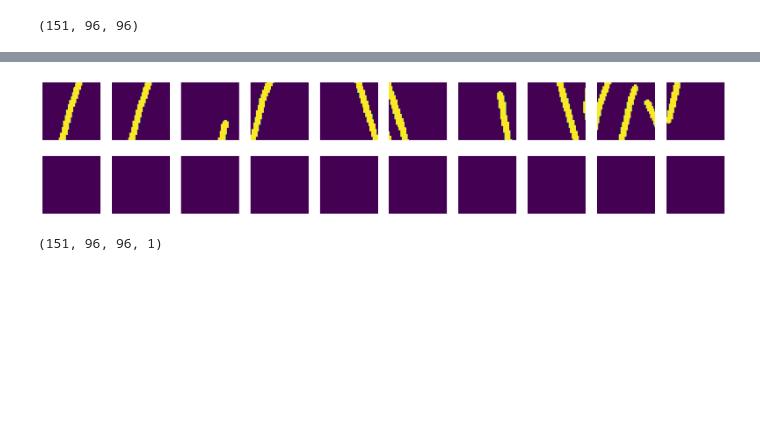
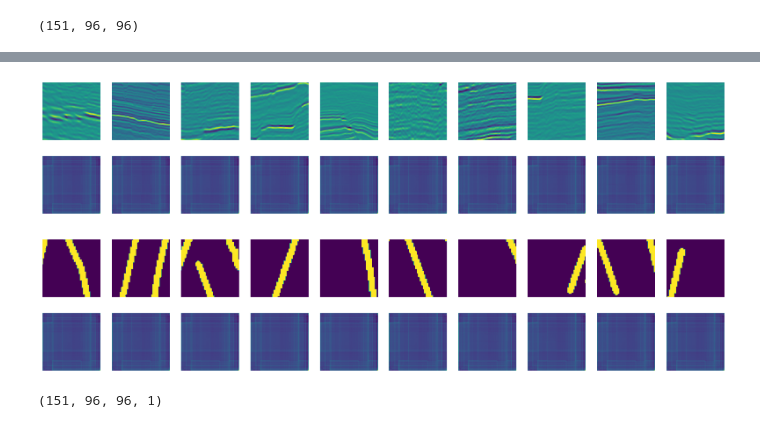
Before and after one commit to houjing08/Master_Thesis_2024, a Jupyter notebook: Jing/unet_train_patches.ipynb, the cells around one changed output, grey strips where cells are left out. Drawn from its saved outputs; the diff is of its cells as text; code cells hidden in the pictures; blank space fills up the shorter version.

```diff
--- a/Jing/unet_train_patches.ipynb
+++ b/Jing/unet_train_patches.ipynb
@@ -38,7 +38,7 @@ class SeismicData():
             input_img_paths,
             target_img_paths,
             img_size=(96, 96),
-            batch_size=10
+            batch_size=100
         ):
         #super().__init__()
         self.input_img_paths = input_img_paths
@@ -128,7 +128,7 @@ The concatenated array has shape: (151, 96, 96)
 conf = model_config(
     epochs=50,
     #batch_size=BATCH_SIZE,
-    batch_size=10,
+    batch_size=100,
     shuffle=True,
     scaling=1,
     img_shape=(96,96),
@@ -277,9 +274,10 @@ evaluation elapsed time:___ 0.03___minutes
 # %%
 if INTERACTIVE_SESSION:
-    #display_sample_images(x_test, decoded_imgs, conf.img_shape)
+    display_sample_images(x_test, decoded_imgs, conf.img_shape)
     display_sample_images(y_test, decoded_imgs, conf.img_shape)
 # %% [output]
-[figure, old version]
+[figure, new version]
+[figure, added]
 # %%
 import cv2
 
```
Also changed, not shown: parts of 4 cells of this notebook.
